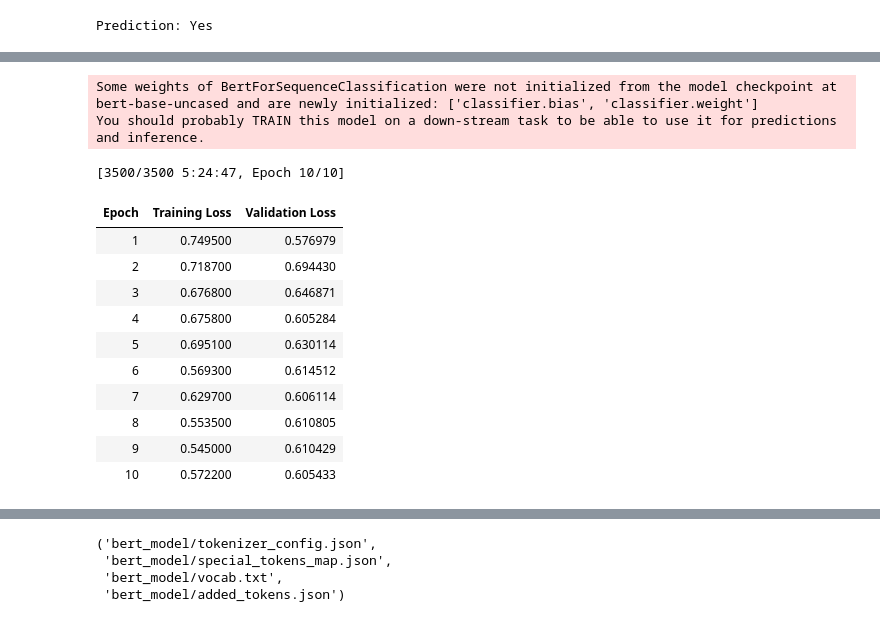
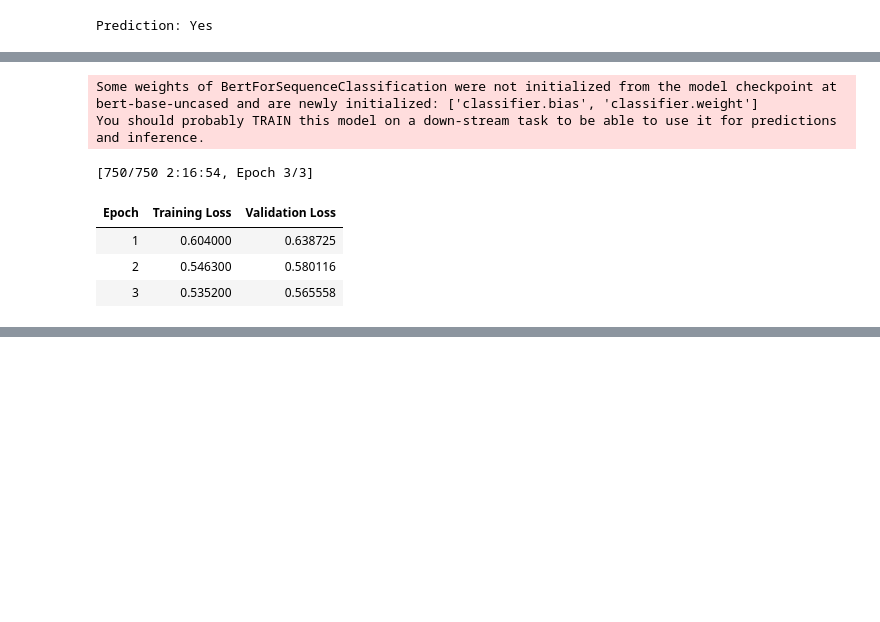
Before and after one commit to ShivamB15/Diabetes, a Jupyter notebook: association-rule-mining.ipynb, the cells around one changed output, grey strips where cells are left out. Cells and saved outputs as stored; diff of their text form; code cells hidden in the pictures; blank space fills up the shorter version.

Commit message:
Kaggle Notebook | Association Rule Mining | Version 47

```diff
--- a/association-rule-mining.ipynb
+++ b/association-rule-mining.ipynb
@@ -2131,27 +2097,28 @@ weighted avg       0.74      0.74      0.74       600
 import pandas as pd
 import torch
 import os
+import shutil
 from sklearn.model_selection import train_test_split
 from sklearn.metrics import classification_report, accuracy_score, precision_score, recall_score, f1_score
-from transformers import BertTokenizer, BertForSequenceClassification, Trainer, TrainingArguments
+from transformers import (
+    BertTokenizer, BertForSequenceClassification,
+    Trainer, TrainingArguments, EarlyStoppingCallback
+)
 
 # Disable W&B logging
 os.environ["WANDB_DISABLED"] = "true"
 
-# ✅ Load and preprocess the dataset
+# ✅ Load dataset
 df = pd.read_csv("/kaggle/input/diabetes-text-dataset-health-indicator/diabetes_text_dataset_health_indicator.csv")
 df = df.dropna(subset=["Text", "Diabetes_binary"])
 df["Diabetes_binary"] = df["Diabetes_binary"].astype(int)
 
-# ✅ Balance the dataset (11000 samples from each class)
-df_0 = df[df["Diabetes_binary"] == 0].sample(11000, random_state=42)
-df_1 = df[df["Diabetes_binary"] == 1].sample(11000, random_state=42)
-df_balanced = pd.concat([df_0, df_1]).sample(frac=1, random_state=42).reset_index(drop=True)
+# ✅ Sample a faster subset (2500 per class = 5k total)
+df_0 = df[df["Diabetes_binary"] == 0].sample(2500, random_state=42)
+df_1 = df[df["Diabetes_binary"] == 1].sample(2500, random_state=42)
+df_sampled = pd.concat([df_0, df_1]).sample(frac=1, random_state=42).reset_index(drop=True)
 
-# ✅ Sample only 3500 rows (still balanced)
-df_sampled = df_balanced.sample(n=3500, random_state=42)
-
-# ✅ Split into training and validation
+# ✅ Train/Val Split
 train_texts, val_texts, train_labels, val_labels = train_test_split(
     df_sampled["Text"].tolist(),
     df_sampled["Diabetes_binary"].tolist(),
@@ -2160,12 +2127,12 @@ train_texts, val_texts, train_labels, val_labels = train_test_split(
     stratify=df_sampled["Diabetes_binary"]
 )
 
-# ✅ Tokenization
+# ✅ Tokenize with shorter sequence length
 tokenizer = BertTokenizer.from_pretrained("bert-base-uncased")
-train_encodings = tokenizer(train_texts, truncation=True, padding=True, max_length=256)
-val_encodings = tokenizer(val_texts, truncation=True, padding=True, max_length=256)
+train_encodings = tokenizer(train_texts, truncation=True, padding=True, max_length=128)
+val_encodings = tokenizer(val_texts, truncation=True, padding=True, max_length=128)
 
-# ✅ Dataset class
+# ✅ Dataset wrapper
 class DiabetesDataset(torch.utils.data.Dataset):
     def __init__(self, encodings, labels):
         self.encodings = encodings
@@ -2185,69 +2152,69 @@ val_dataset = DiabetesDataset(val_encodings, val_labels)
 # ✅ Load BERT model
 model = BertForSequenceClassification.from_pretrained("bert-base-uncased", num_labels=2)
 
-# ✅ Define training arguments
+# ✅ Training arguments for speed
 training_args = TrainingArguments(
     output_dir="./results",
     evaluation_strategy="epoch",
-    save_strategy="no",
-    per_device_train_batch_size=8,
-    per_device_eval_batch_size=8,
-    num_train_epochs=10,
+    save_strategy="epoch",  # ✅ Save at end of each epoch
+    per_device_train_batch_size=16,
+    per_device_eval_batch_size=16,
+    num_train_epochs=3,
     weight_decay=0.01,
     logging_dir="./logs",
     logging_steps=20,
-    report_to="none"
+    report_to="none",
+    fp16=True,
+    load_best_model_at_end=True,  # ✅ Needs saving to be enabled
+    metric_for_best_model="eval_loss",
+    greater_is_better=False,
 )
 
-# ✅ Initialize Trainer
+# ✅ Trainer with early stopping
 trainer = Trainer(
     model=model,
     args=training_args,
     train_dataset=train_dataset,
     eval_dataset=val_dataset,
+    callbacks=[EarlyStoppingCallback(early_stopping_patience=1)]
 )
 
-# 🚀 Train the model
+# 🚀 Train
 trainer.train()
 
-# 📊 Evaluate the model
+# 📊 Evaluate
 results = trainer.evaluate()
 print("\n✅ Evaluation Results:", results)
 
-# 📈 Generate classification report manually
+# 📈 Manual classification report
 preds = trainer.predict(val_dataset)
 pred_labels = preds.predictions.argmax(axis=-1)
 
 accuracy = accuracy_score(val_labels, pred_labels)
 precision = precision_score(val_labels, pred_labels)
 recall = recall_score(val_labels, pred_labels)
 f1 = f1_score(val_labels, pred_labels)
 
 print(f"\n✅ Additional Metrics:")
 print(f"Accuracy: {accuracy:.4f}")
 print(f"Precision: {precision:.4f}")
 print(f"Recall: {recall:.4f}")
 print(f"F1 Score: {f1:.4f}")
 
 print("\n✅ Detailed Classification Report:")
 print(classification_report(val_labels, pred_labels))
 
-# Save BERT model
+# 💾 Save and zip model for download
 model.save_pretrained("bert_model")
 tokenizer.save_pretrained("bert_model")
+shutil.make_archive("bert_model", 'zip', "bert_model")
+print("\n📦 Model zipped as `bert_model.zip` — ready for download from Kaggle Files tab!")
 # %% [output]
 Some weights of BertForSequenceClassification were not initialized from the model checkpoint at bert-base-uncased and are newly initialized: ['classifier.bias', 'classifier.weight']
 You should probably TRAIN this model on a down-stream task to be able to use it for predictions and inference.
-[3500/3500 5:24:47, Epoch 10/10]
+[750/750 2:16:54, Epoch 3/3]
 | Epoch | Training Loss | Validation Loss |
-| 1 | 0.749500 | 0.576979 |
-| 2 | 0.718700 | 0.694430 |
-| 3 | 0.676800 | 0.646871 |
-| 4 | 0.675800 | 0.605284 |
-| 5 | 0.695100 | 0.630114 |
-| 6 | 0.569300 | 0.614512 |
-| 7 | 0.629700 | 0.606114 |
-| 8 | 0.553500 | 0.610805 |
-| 9 | 0.545000 | 0.610429 |
-| 10 | 0.572200 | 0.605433 |
+| 1 | 0.604000 | 0.638725 |
+| 2 | 0.546300 | 0.580116 |
+| 3 | 0.535200 | 0.565558 |
 [interactive output not drawn]
@@ -2271,4 +2240,0 @@ weighted avg       0.72      0.69      0.68       700
-('bert_model/tokenizer_config.json',
- 'bert_model/special_tokens_map.json',
- 'bert_model/vocab.txt',
- 'bert_model/added_tokens.json')
```
Also changed, not shown: parts of 9 cells of this notebook.
